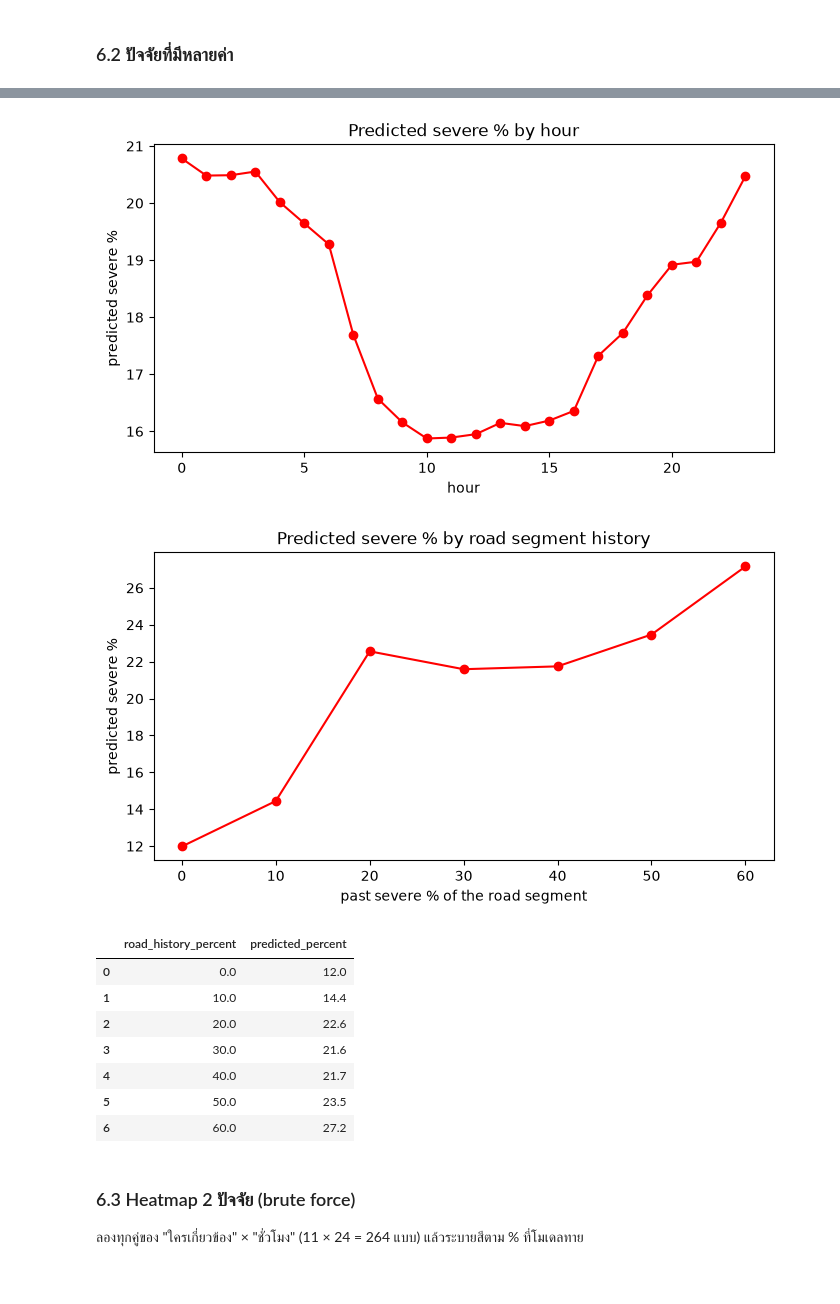
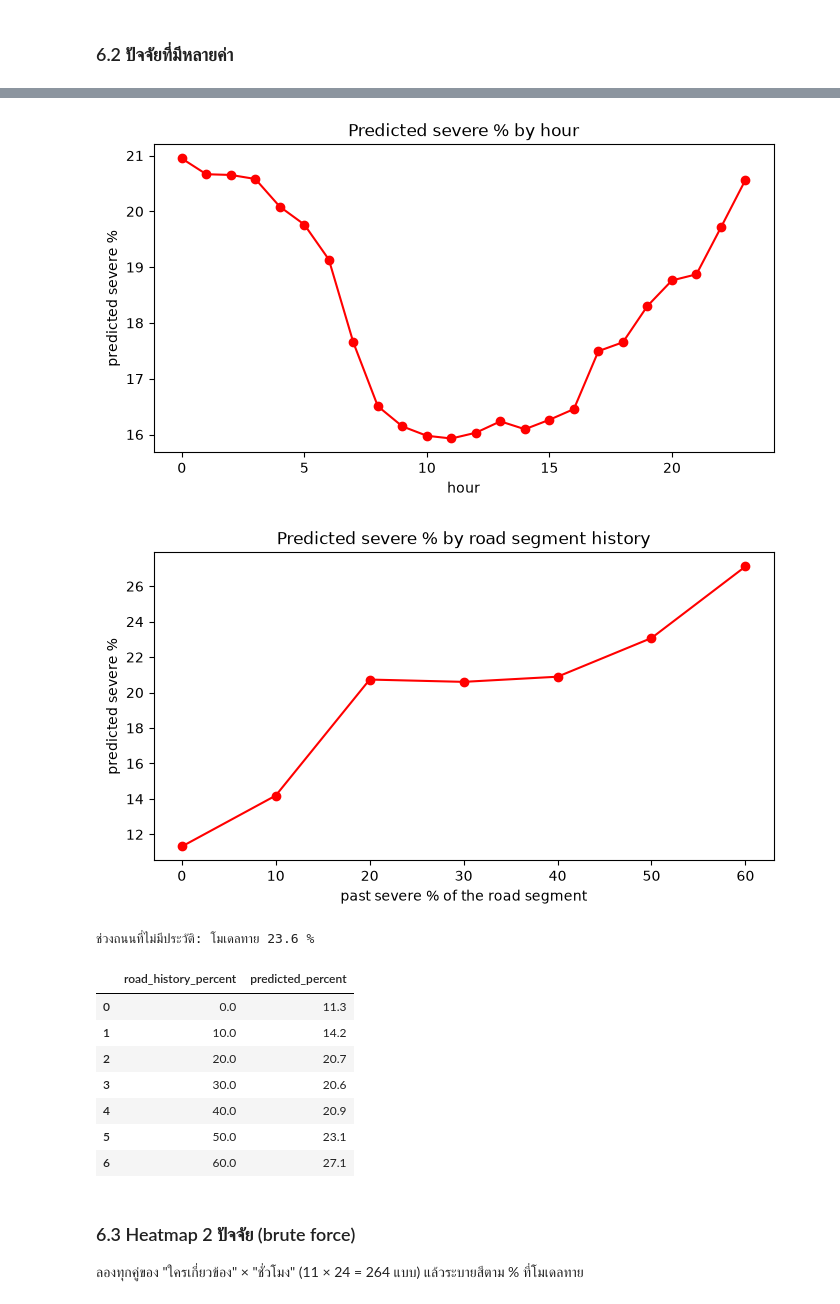
Before and after one commit to entezs/road-accident-forecast, a Jupyter notebook: CS240_ideacosmic.ipynb, the cells around one changed output, grey strips where cells are left out. Cells and saved outputs as stored; diff of their text form; code cells hidden in the pictures.

```diff
--- a/CS240_ideacosmic.ipynb
+++ b/CS240_ideacosmic.ipynb
@@ -1107,3 +1120,13 @@ model_data[["road_segment", "road_history"]].head()
 | 2 | นภ.3038_5 | 0.202234 |
 | 3 | 302_5 | 0.183673 |
 | 4 | 2196_25 | 0.202234 |
+# %%
+# has_history: 1 = ช่วงถนนนี้มีประวัติจริง, 0 = ไม่มีประวัติ (road_history เป็นค่าเฉลี่ยที่เติมให้)
+# ต้องมีคอลัมน์นี้ เพราะถนนที่ไม่มีประวัติรุนแรงต่างจากถนนที่มีประวัติ (ดูตารางข้างล่าง ใช้ปี 2023-2024)
+model_data["has_history"] = 0
+model_data.loc[model_data["road_segment"].isin(road_history_table.index), "has_history"] = 1
+
+check_years = model_data[model_data["accident_year"].isin([2023, 2024])]
+history_check = check_years.groupby("has_history")["severe"].agg(["count", "mean"])
+history_check.columns = ["crashes", "severe_rate"]
+history_check.round(3)
@@ -1188,7 +1233,7 @@ dtype: int64
 # %%
 # ตัวแปร X ทั้งหมด
 feature_columns = (
-    ["road_history", "rural_road", "expressway", "curve", "junction", "access"]
+    ["road_history", "has_history", "rural_road", "expressway", "curve", "junction", "access"]
     + vehicle_columns
     + ["pedestrian_count", "vehicle_count", "accident_hour", "rain"]
 )
@@ -1441,0 +1493,20 @@ def scores_from_predictions(name, y_true, y_pred):
+# %%
+# 1) สุ่มทาย
+np.random.seed(1)
+random_guess = (np.random.rand(len(Y_test)) < Y_train.mean()).astype(int)
+
+# 2) ค่าเฉลี่ยรวม: ทุกเหตุได้ % เท่ากัน ซึ่งต่ำกว่าเกณฑ์ตัดสิน จึงเท่ากับทายว่า "ไม่รุนแรง" ทุกครั้ง
+average_chance = np.full(len(Y_test), Y_train.mean())
+average_guess = (average_chance >= 0.5).astype(int)
+print("ค่าเฉลี่ยรวมให้ทุกเหตุมีโอกาสรุนแรง", round(Y_train.mean() * 100, 1), "%")
+
+# 3) กฎง่าย ๆ
+rule_guess = (
+    (X_test["motorcycle_count"] > 0) | (X_test["pedestrian_count"] > 0) | (X_test["motor_tricycle_count"] > 0)
+).astype(int)
+
+baselines = {
+    "baseline: random guess": random_guess,
+    "baseline: overall average": average_guess,
+    "baseline: simple rule": rule_guess,
+}
@@ -1442,9 +1515,8 @@ def scores_from_predictions(name, y_true, y_pred):
 # %%
-# เทียบ 3 โมเดล กับ baseline ที่ทายว่า "ไม่รุนแรง" ทุกครั้ง
-always_not_severe = np.zeros(len(Y_test), dtype=int)
-
+# เทียบ baseline ทั้ง 3 แบบ กับ 3 โมเดล (โมเดลใช้ predict() ซึ่งตัดที่ 50%)
 score_rows = []
-score_rows.append(scores_from_predictions("baseline: always not severe", Y_test, always_not_severe))
+for name in baselines:
+    score_rows.append(scores_from_predictions(name, Y_test, baselines[name]))
 for name in models:
     score_rows.append(scores_from_predictions(name, Y_test, predictions[name]))
 
@@ -1682,39 +1785,44 @@ scenario_table.round(1)
 # %%
 # ชั่วโมงที่เกิดเหตุ: ลองให้ทุกเหตุเกิดตอน 0, 1, ..., 23 นาฬิกา
 hour_percent = []
 for hour in range(24):
     hour_percent.append(average_percent({"accident_hour": hour}))
 
 plt.plot(range(24), hour_percent, marker="o", color="red")
 plt.title("Predicted severe % by hour")
 plt.xlabel("hour")
 plt.ylabel("predicted severe %")
 plt.show()
 
 # ประวัติช่วงถนน: ลองให้ทุกเหตุอยู่บนถนนที่เคยรุนแรง 0%, 10%, ..., 60%
 history_values = [0.0, 0.1, 0.2, 0.3, 0.4, 0.5, 0.6]
 history_percent = []
 for value in history_values:
-    history_percent.append(average_percent({"road_history": value}))
+    history_percent.append(average_percent({"road_history": value, "has_history": 1}))
 
 plt.plot(np.array(history_values) * 100, history_percent, marker="o", color="red")
 plt.title("Predicted severe % by road segment history")
 plt.xlabel("past severe % of the road segment")
 plt.ylabel("predicted severe %")
 plt.show()
 
+# ช่วงถนนที่ไม่มีประวัติ
+no_history_percent = average_percent({"road_history": overall_history, "has_history": 0})
+print("ช่วงถนนที่ไม่มีประวัติ: โมเดลทาย", round(no_history_percent, 1), "%")
+
 pd.DataFrame({"road_history_percent": np.array(history_values) * 100, "predicted_percent": history_percent}).round(1)
 # %% [output]
-[figure, old version]
+[figure, new version]
-[figure, old version]
+[figure, new version]
+ช่วงถนนที่ไม่มีประวัติ: โมเดลทาย 23.6 %
 |  | road_history_percent | predicted_percent |
-| 0 | 0.0 | 12.0 |
-| 1 | 10.0 | 14.4 |
-| 2 | 20.0 | 22.6 |
-| 3 | 30.0 | 21.6 |
-| 4 | 40.0 | 21.7 |
-| 5 | 50.0 | 23.5 |
-| 6 | 60.0 | 27.2 |
+| 0 | 0.0 | 11.3 |
+| 1 | 10.0 | 14.2 |
+| 2 | 20.0 | 20.7 |
+| 3 | 30.0 | 20.6 |
+| 4 | 40.0 | 20.9 |
+| 5 | 50.0 | 23.1 |
+| 6 | 60.0 | 27.1 |
 # %% [markdown]
 ### 6.3 Heatmap 2 ปัจจัย (brute force)
 ลองทุกคู่ของ "ใครเกี่ยวข้อง" × "ชั่วโมง" (11 × 24 = 264 แบบ) แล้วระบายสีตาม % ที่โมเดลทาย
```
Also changed, not shown: parts of 30 cells of this notebook.
